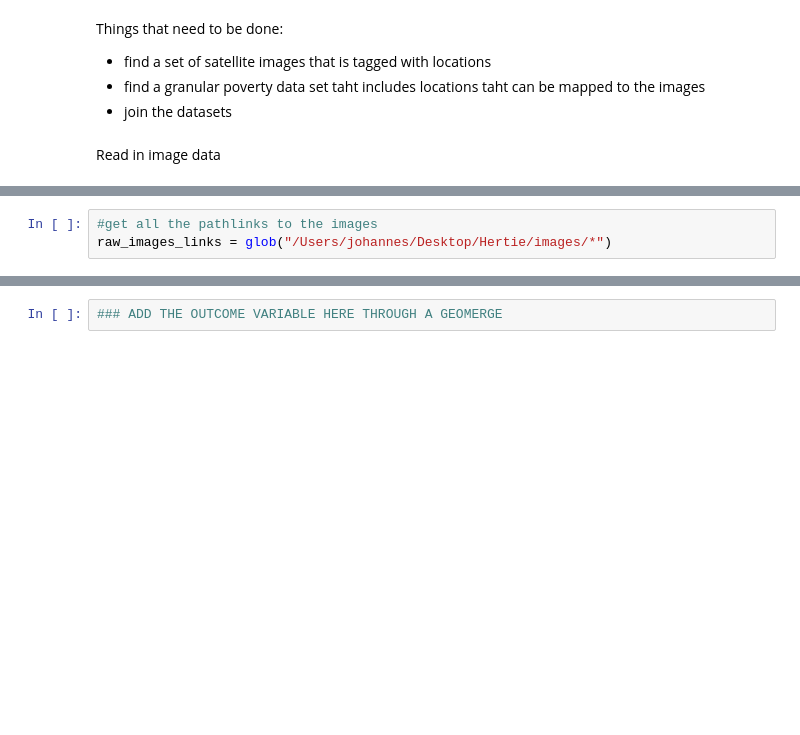
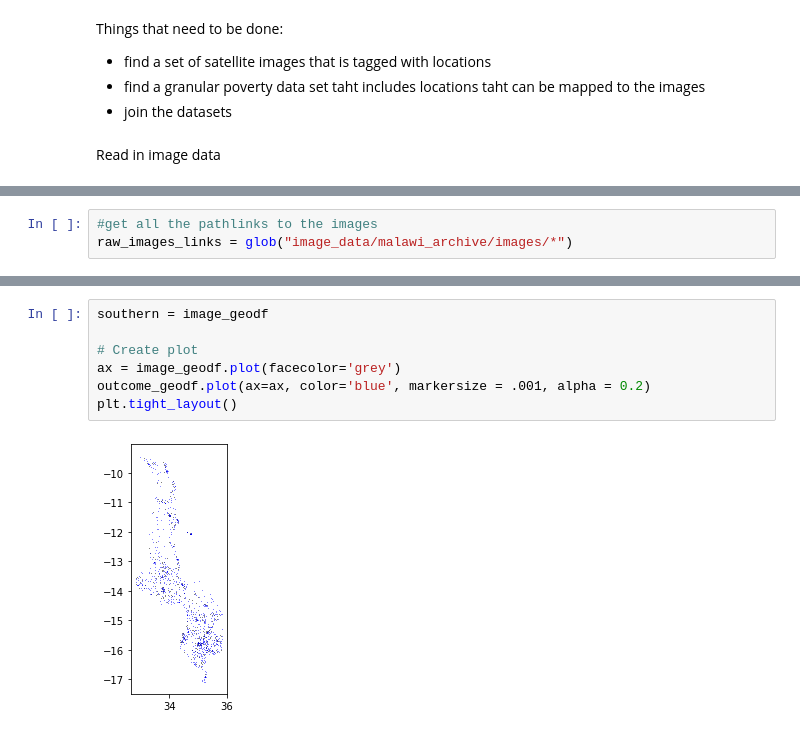
Before and after one commit to ccepelak/ML-SS22, a Jupyter notebook: data_cleaning.ipynb, the cells around one changed output, grey strips where cells are left out. Cells and saved outputs as stored; diff of their text form; blank space fills up the shorter version.

```diff
--- a/data_cleaning.ipynb
+++ b/data_cleaning.ipynb
@@ -49,5 +53,5 @@ from fiona.crs import from_epsg
 # %%
 #get all the pathlinks to the images
-raw_images_links = glob("/Users/johannes/Desktop/Hertie/images/*")
+raw_images_links = glob("image_data/malawi_archive/images/*")
 # %%
 #transform the images into arrays
@@ -116,5 +130,12 @@ image_geodf.head()
-# %%
-### ADD THE OUTCOME VARIABLE HERE THROUGH A GEOMERGE
+# %%
+southern = image_geodf
+
+# Create plot
+ax = image_geodf.plot(facecolor='grey')
+outcome_geodf.plot(ax=ax, color='blue', markersize = .001, alpha = 0.2)
+plt.tight_layout()
+# %% [output]
+[figure, added]
 # %%
 ### peak into the data
 
```
Also changed, not shown: parts of 17 cells of this notebook, 1 other file.
